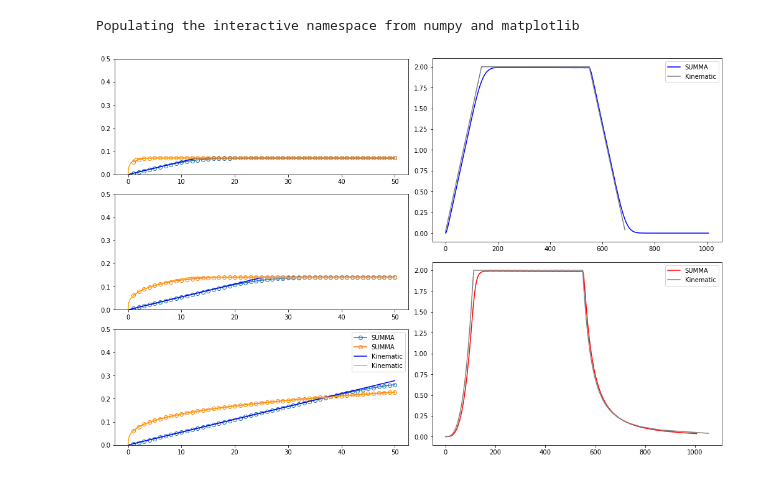
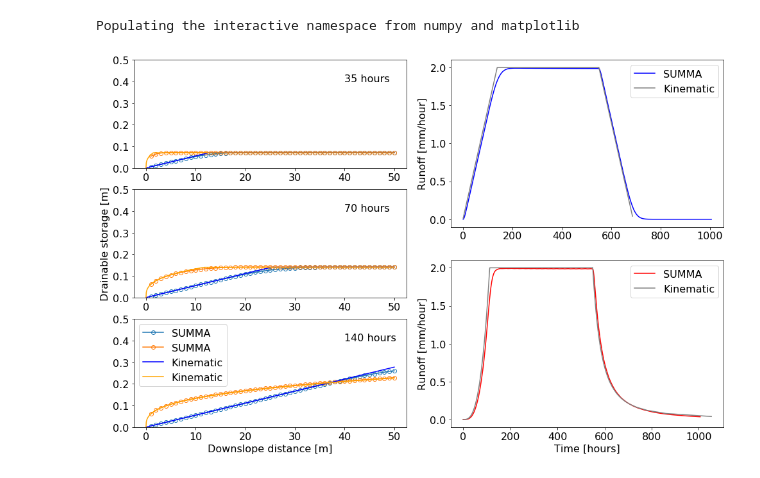
Before and after one commit to CH-Earth/laughTests, a Jupyter notebook: lt4_wigmosta1994/plot_lt_wigmosta.ipynb, the cells around one changed output. Saved outputs shown, nothing was run; the diff lists cells and outputs as text; code cells hidden in the pictures.

Commit message:
cleaned up notebooks
Reduced amount of hardcoded values
Added descriptions and references to Vanderborght and Wigmosta
Added some labels here and there

```diff
--- a/lt4_wigmosta1994/plot_lt_wigmosta.ipynb
+++ b/lt4_wigmosta1994/plot_lt_wigmosta.ipynb
@@ -67,8 +100,15 @@ def kinematic_runoff(surfHydCond, soilDepth, TOPMODEL_exp, porosity, domain_area
     qFall = (1/domain_area) * hillWidth * tan_slope * t0 * ((hS/soilDepth) ** TOPMODEL_exp)
     qKin = qKin[qKin > 0]
     return qKin, qFall, tExit
+# %%
+# Ensure that we can actually read the figure labels
+font = {'weight' : 'normal',
+        'size'   : 16}
+
+plt.rc('font', **font)
 # %%
-fig = plt.figure(constrained_layout=True, figsize=(14, 9))
+# Create the figure
+fig = plt.figure(figsize=(14, 9))#, constrained_layout=True)
 gs = fig.add_gridspec(1, 2)
 gs0 = gs[0].subgridspec(3, 1)
 gs1 = gs[1].subgridspec(2, 1)
@@ -89,6 +129,7 @@ hS1 = kinematic_storage(surfHydCond1, soilDepth, TOPMODEL_exp1, porosity, qRain,
 hS2 = kinematic_storage(surfHydCond2, soilDepth, TOPMODEL_exp2, porosity, qRain, itime, kinematic_dist)
 axes[0].plot(kinematic_dist, porosity * hS1, color='blue')
 axes[0].plot(kinematic_dist, porosity * hS2, color='orange')
+axes[0].text(40,0.4, str(itime) + ' hours')
 
 itime = 70
 axes[1].set_ylim([0, 0.5])
@@ -99,34 +140,43 @@ hS1 = kinematic_storage(surfHydCond1, soilDepth, TOPMODEL_exp1, porosity, qRain,
 hS2 = kinematic_storage(surfHydCond2, soilDepth, TOPMODEL_exp2, porosity, qRain, itime, kinematic_dist)
 axes[1].plot(kinematic_dist, porosity * hS1, color='blue')
 axes[1].plot(kinematic_dist, porosity * hS2, color='orange')
-
+axes[1].text(40,0.4, str(itime) + ' hours')
 
 itime = 140
 axes[2].set_ylim([0, 0.5])
 axes[2].plot(hill_dist, drainable_water(ds1.isel(time=itime)), marker='o', markerfacecolor='None', label='SUMMA')
 axes[2].plot(hill_dist, drainable_water(ds2.isel(time=itime)), marker='o', markerfacecolor='None', label='SUMMA')
 
 hS1 = kinematic_storage(surfHydCond1, soilDepth, TOPMODEL_exp1, porosity, qRain, itime, kinematic_dist)
 hS2 = kinematic_storage(surfHydCond2, soilDepth, TOPMODEL_exp2, porosity, qRain, itime, kinematic_dist)
 axes[2].plot(kinematic_dist, porosity * hS1, label='Kinematic', color='blue')
 axes[2].plot(kinematic_dist, porosity * hS2, label='Kinematic', color='orange')
 axes[2].legend()
-
+axes[2].text(40,0.4, str(itime) + ' hours')
 
 qKin1, qFall1, texit1 = kinematic_runoff(surfHydCond1, soilDepth, TOPMODEL_exp1, porosity, domain_area,
                                          hillWidth, hill_dist,  (ds1['pptrate'].isel(hru=0) * 3600 / 1000).values)
 axes[3].plot(np.arange(0, len(ds1.time)), MM_PER_M * S_PER_HOUR * ds1['averageRoutedRunoff'], color='blue', label='SUMMA')
 axes[3].plot(np.arange(0, len(qKin1)), MM_PER_M * qKin1, color='grey', label='Kinematic')
 axes[3].plot(texit1, MM_PER_M * qFall1, color='grey')
 axes[3].legend()
 
 qKin2, qFall2, texit2 = kinematic_runoff(surfHydCond2, soilDepth, TOPMODEL_exp2, porosity, domain_area,
                                          hillWidth, hill_dist,  (ds1['pptrate'].isel(hru=0) * 3600 / 1000).values)
 axes[4].plot(np.arange(0, len(ds2.time)), MM_PER_M * S_PER_HOUR * ds2['averageRoutedRunoff'], color='red', label='SUMMA')
 axes[4].plot(np.arange(0, len(qKin2)), MM_PER_M * qKin2, color='grey', label='Kinematic')
 axes[4].plot(texit2, MM_PER_M * qFall2, color='grey')
 axes[4].legend()
 
+# Labels and spacing
+axes[1].set_ylabel('Drainable storage [m]');
+axes[2].set_xlabel('Downslope distance [m]');
+axes[3].set_ylabel('Runoff [mm/hour]');
+axes[4].set_ylabel('Runoff [mm/hour]');
+axes[4].set_xlabel('Time [hours]');
+plt.tight_layout()
+
+# Save
 plt.savefig('./img/lt4_wigmosta.png')
 # %% [output]
-[figure, old version]
+[figure, new version]
```
Also changed, not shown: parts of 6 cells of this notebook, 11 other files.
